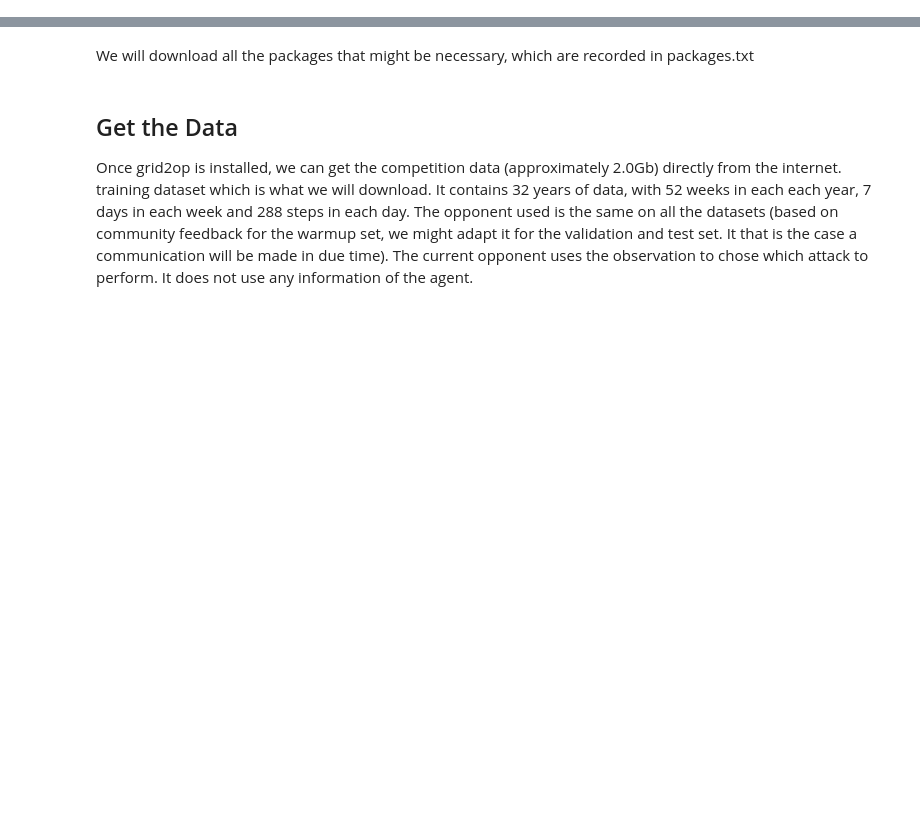
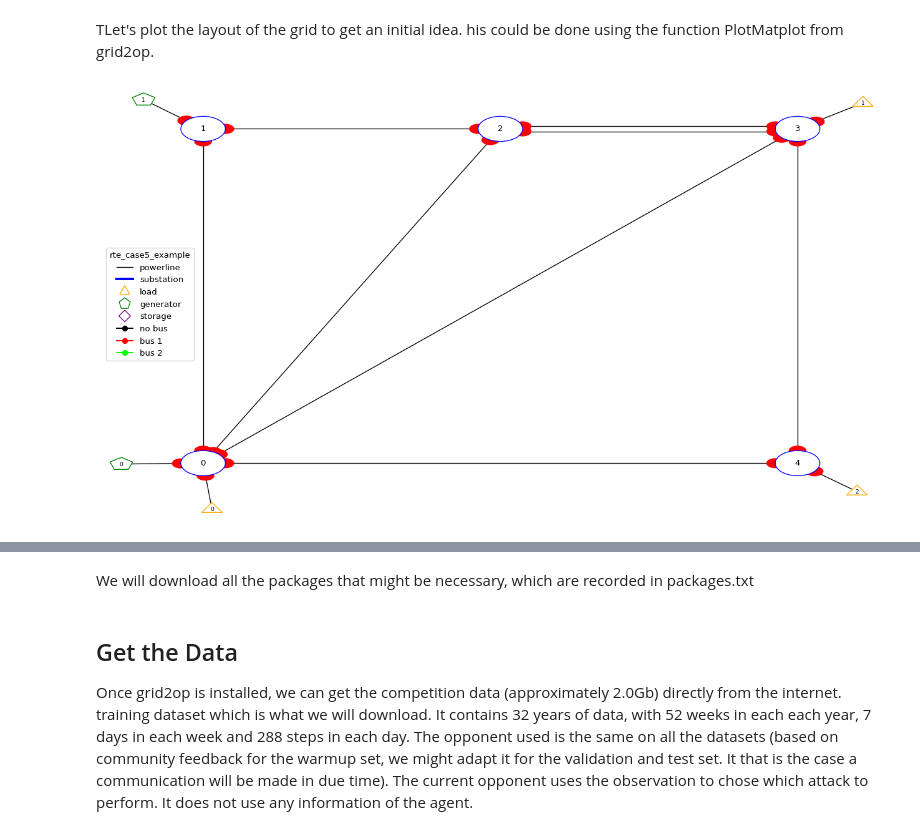
Before and after one commit to maxwang1499/grid_optimization, a Jupyter notebook: model.ipynb, the cells around one changed output, grey strips where cells are left out. Drawn from its saved outputs; the diff is of its cells as text; code cells hidden in the pictures; blank space fills up the shorter version.

```diff
--- a/model.ipynb
+++ b/model.ipynb
@@ -13,0 +22,14 @@ Similarly the "baseline" python package can be installed with:
+# %%
+import grid2op
+#To plot the graphs
+from grid2op.PlotGrid import PlotMatplot
+
+#Set the environment as a small grid consisting of 5 substations.
+env = grid2op.make("rte_case5_example", test=True)
+# %% [markdown]
+TLet's plot the layout of the grid to get an initial idea. his could be done using the function PlotMatplot from grid2op.
+# %%
+plot = PlotMatplot(env.observation_space)
+fig = plot.plot_layout()
+# %% [output]
+[figure, added]
```
Also changed, not shown: parts of 19 cells of this notebook.
